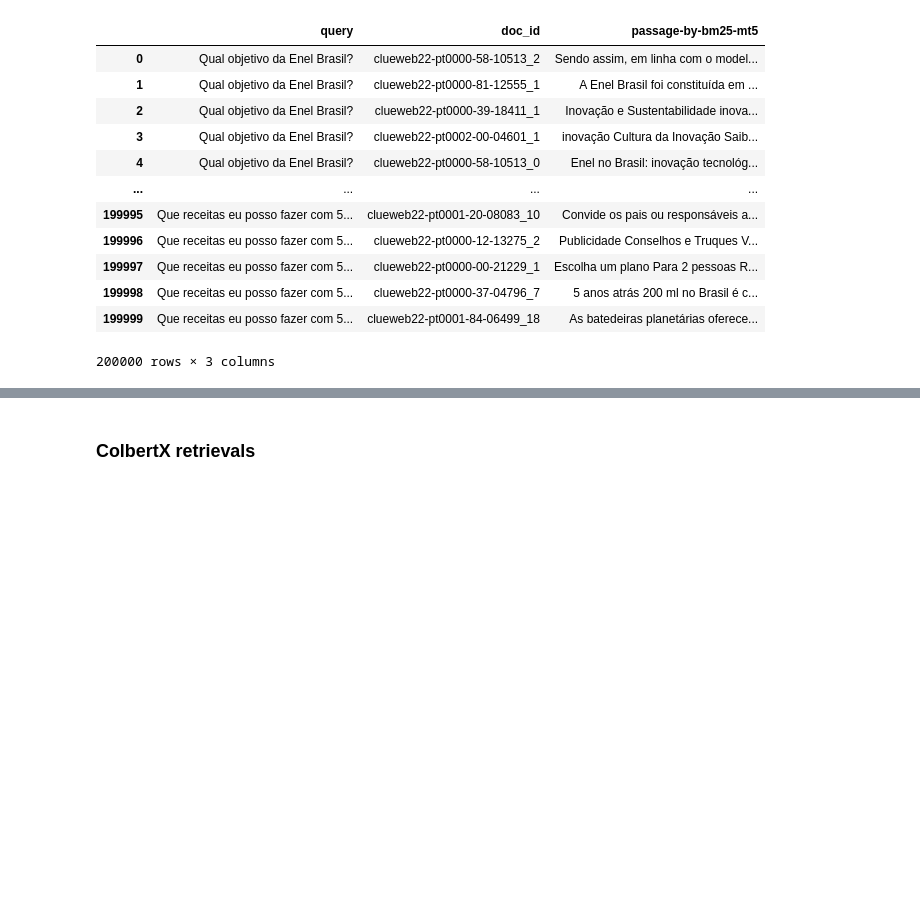
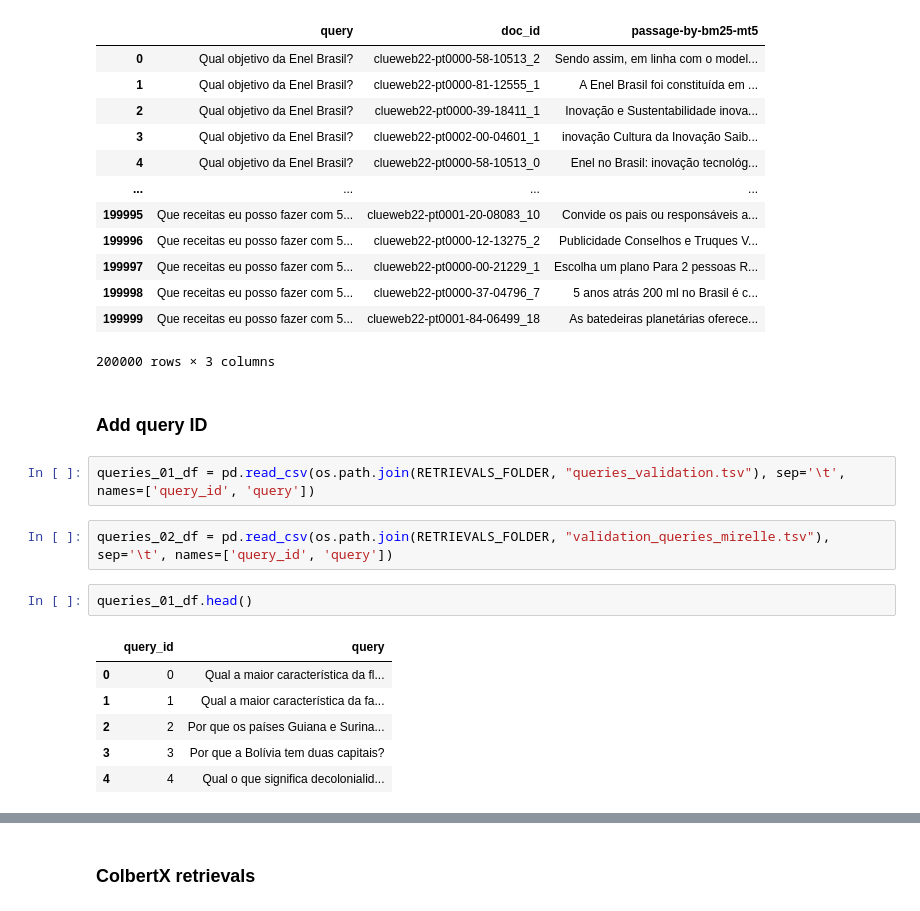
Before and after one commit to eduseiti/unicamp_IR, a Jupyter notebook: checking_retrievals.ipynb, the cells around one changed output, grey strips where cells are left out. Saved outputs shown, nothing was run; the diff lists cells and outputs as text; blank space fills up the shorter version.

```diff
--- a/checking_retrievals.ipynb
+++ b/checking_retrievals.ipynb
@@ -33,3 +36,18 @@ mT5_df
 | 199998 | Que receitas eu posso fazer com 5... | clueweb22-pt0000-37-04796_7 | 5 anos atrás 200 ml no Brasil é c... |
 | 199999 | Que receitas eu posso fazer com 5... | clueweb22-pt0001-84-06499_18 | As batedeiras planetárias oferece... |
 200000 rows × 3 columns
+# %% [markdown]
+### Add query ID
+# %%
+queries_01_df = pd.read_csv(os.path.join(RETRIEVALS_FOLDER, "queries_validation.tsv"), sep='\t', names=['query_id', 'query'])
+# %%
+queries_02_df = pd.read_csv(os.path.join(RETRIEVALS_FOLDER, "validation_queries_mirelle.tsv"), sep='\t', names=['query_id', 'query'])
+# %%
+queries_01_df.head()
+# %% [output]
+|  | query_id | query |
+| 0 | 0 | Qual a maior característica da fl... |
+| 1 | 1 | Qual a maior característica da fa... |
+| 2 | 2 | Por que os países Guiana e Surina... |
+| 3 | 3 | Por que a Bolívia tem duas capitais? |
+| 4 | 4 | Qual o que significa decolonialid... |
```
Also changed, not shown: parts of 51 cells of this notebook, 1 other file.
